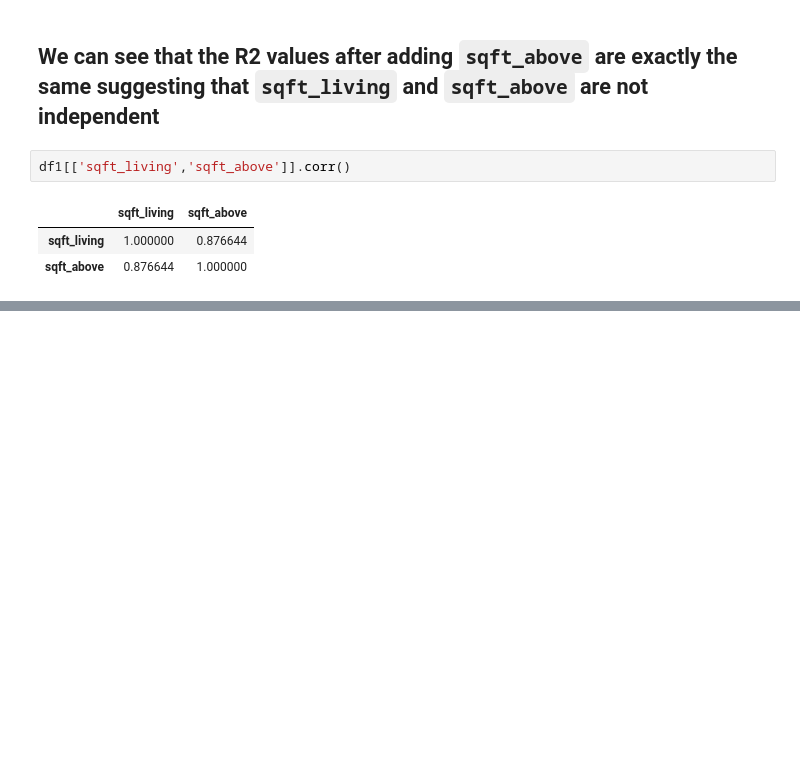
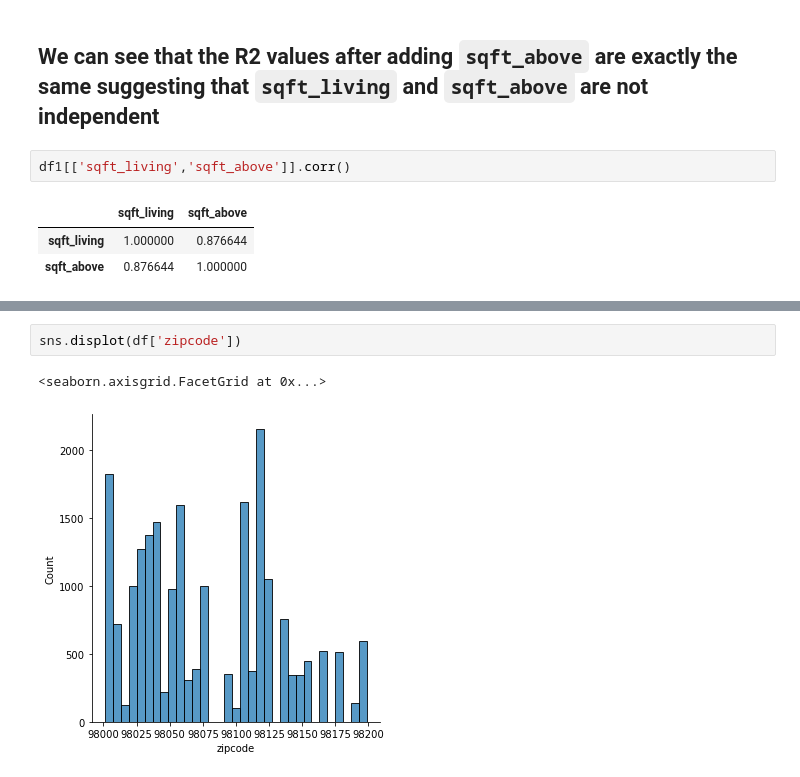
Before and after one commit to rahulakrish/linear_regression, a Jupyter notebook: phase2_project_rev1.ipynb, the cells around one changed output, grey strips where cells are left out. Saved outputs shown, nothing was run; the diff lists cells and outputs as text; blank space fills up the shorter version.

```diff
--- a/phase2_project_rev1.ipynb
+++ b/phase2_project_rev1.ipynb
@@ -270,0 +512,5 @@ df1[['sqft_living','sqft_above']].corr()
+# %%
+sns.displot(df['zipcode'])
+# %% [output]
+<seaborn.axisgrid.FacetGrid at 0x...>
+[figure, added]
```
Also changed, not shown: parts of 11 cells of this notebook.
